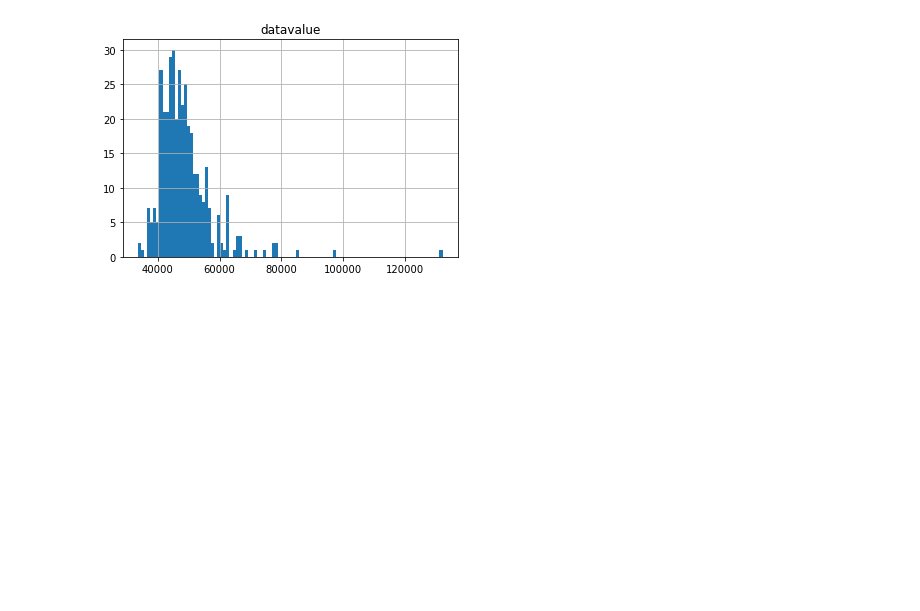
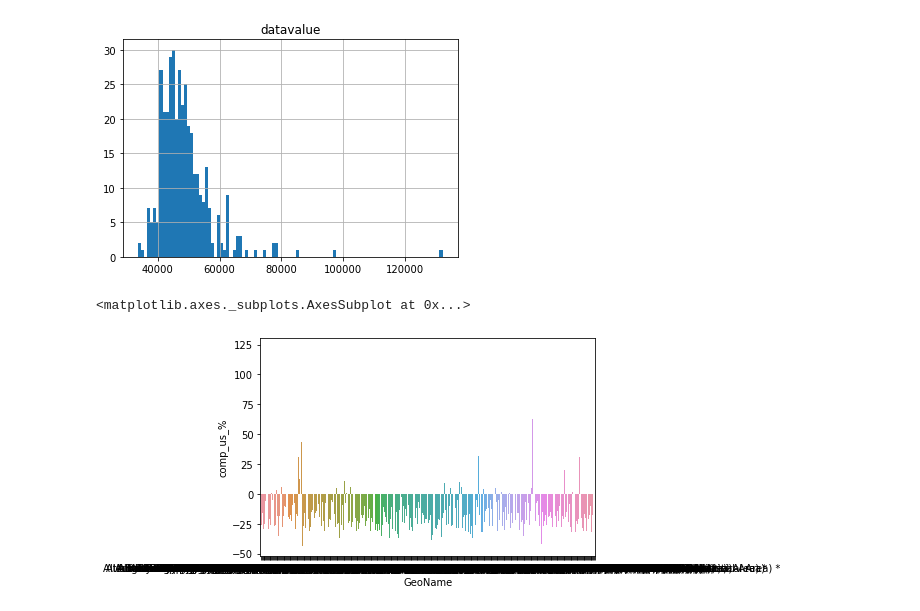
Before and after one commit to 107SBakst/107SBakst.github.io, a Jupyter notebook: Python/project_oecd4.ipynb, the cells around one changed output. Drawn from its saved outputs; the diff is of its cells as text; code cells hidden in the pictures; blank space fills up the shorter version.

```diff
--- a/Python/project_oecd4.ipynb
+++ b/Python/project_oecd4.ipynb
@@ -183,3 +178,12 @@ df
+# %%
+df3.DataValue = df3.DataValue.astype(str).str.replace(',','')
+df3.DataValue = df3.DataValue.astype(float)
+df3['comp_us_%'] = ((df3['DataValue'] - df3.DataValue[0])/df3.DataValue[0])*100
+df3
+sns.barplot(data=df3,x='GeoName',y='comp_us_%')
+# %% [output]
+<matplotlib.axes._subplots.AxesSubplot at 0x...>
+[figure, added]
 # %%
 mdf = pd.merge(df,df3,left_on='geoname',right_on='geoname')
 mdf
```
Also changed, not shown: parts of 1 cell of this notebook.
